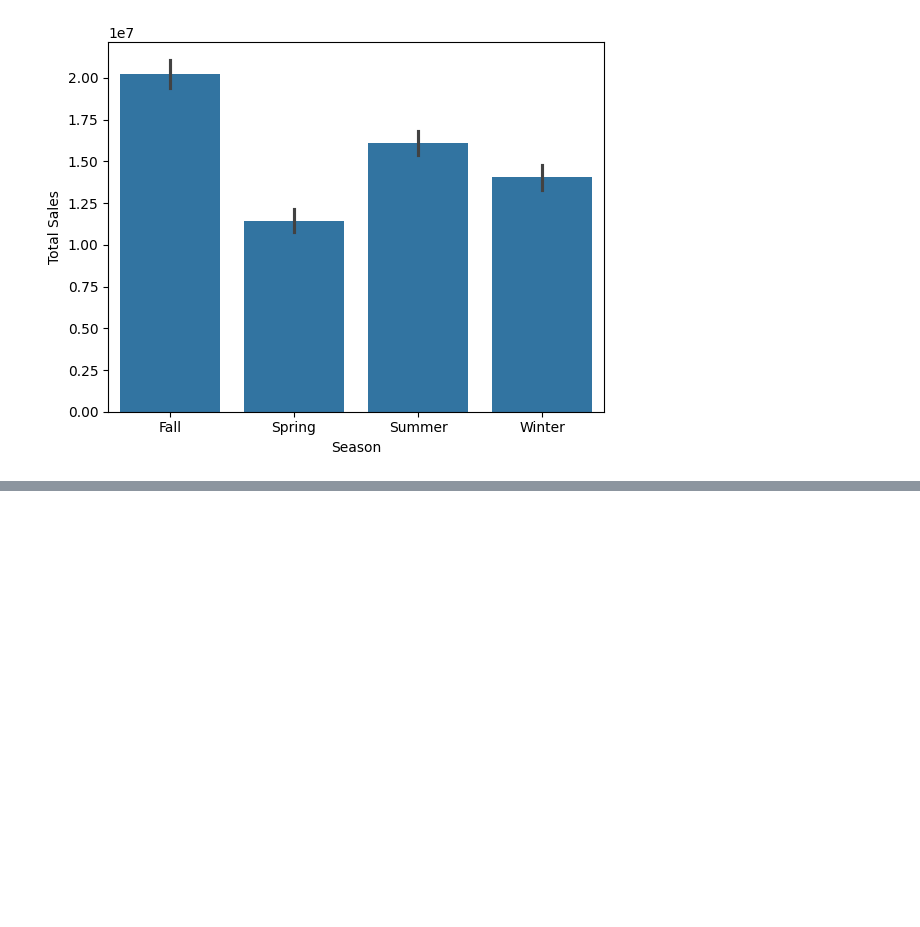
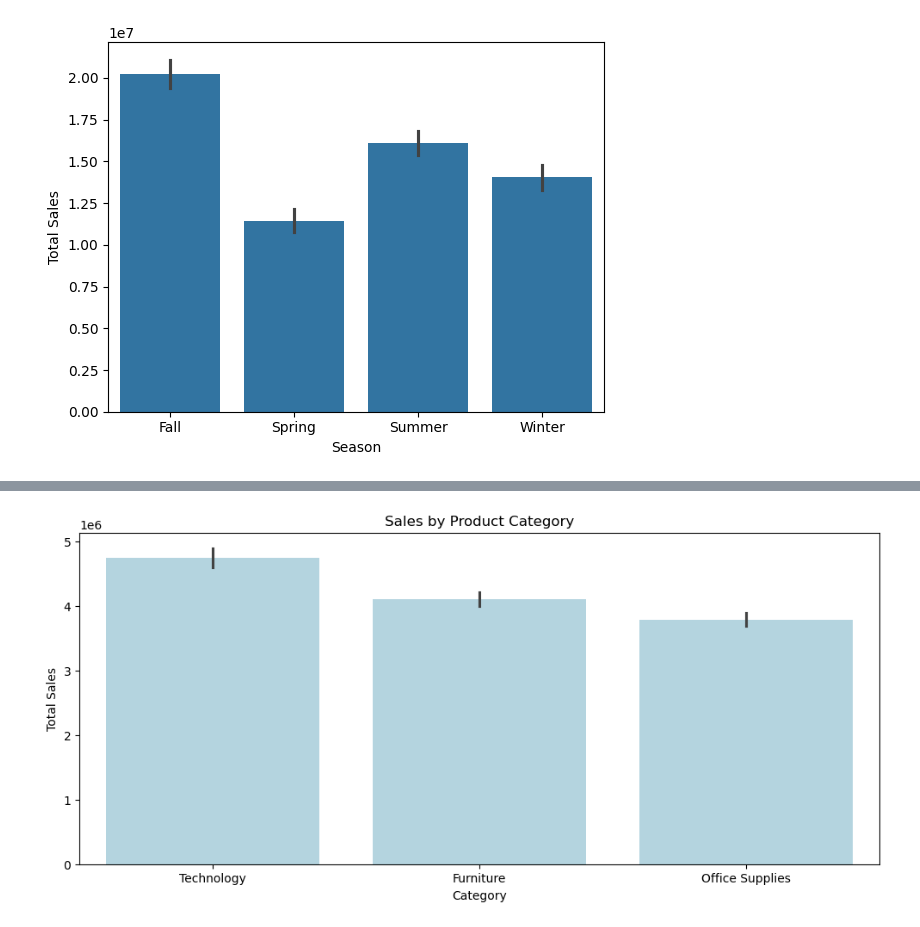
Before and after one commit to MohamedElbadawy1/Sales-and-Demand-Forecasting, a Jupyter notebook: SalesForecasting.ipynb, the cells around one changed output, grey strips where cells are left out. Saved outputs shown, nothing was run; the diff lists cells and outputs as text; code cells hidden in the pictures; blank space fills up the shorter version.

```diff
--- a/SalesForecasting.ipynb
+++ b/SalesForecasting.ipynb
@@ -729,0 +939,14 @@ plt.show()
+# %%
+# Convert dates to datetime if not already done
+sales["Ship Date"] = pd.to_datetime(sales["Ship Date"])
+sales["Order Date"] = pd.to_datetime(sales["Order Date"])
+
+# Calculate shipping duration
+sales["Shipping Time (Days)"] = (sales["Ship Date"] - sales["Order Date"]).dt.days
+
+# Find fastest and slowest deliveries
+fastest_shipping = sales.sort_values(by="Shipping Time (Days)").head(5)
+slowest_shipping = sales.sort_values(by="Shipping Time (Days)", ascending=False).head(5)
+
+print("\nTop 5 Fastest Shipped Orders:\n")
+fastest_shipping[["Order Date", "Ship Date", "Ship Mode", "Shipping Time (Days)"]]
@@ -729,0 +972,9 @@ plt.show()
+# %%
+plt.figure(figsize=(12,5))
+sns.barplot(x="Category", y="Sales", data=sales, estimator=sum, color="lightblue")
+plt.title("Sales by Product Category")
+plt.xlabel("Category")
+plt.ylabel("Total Sales")
+plt.show()
+# %% [output]
+[figure, added]
```
Also changed, not shown: parts of 31 cells of this notebook.
